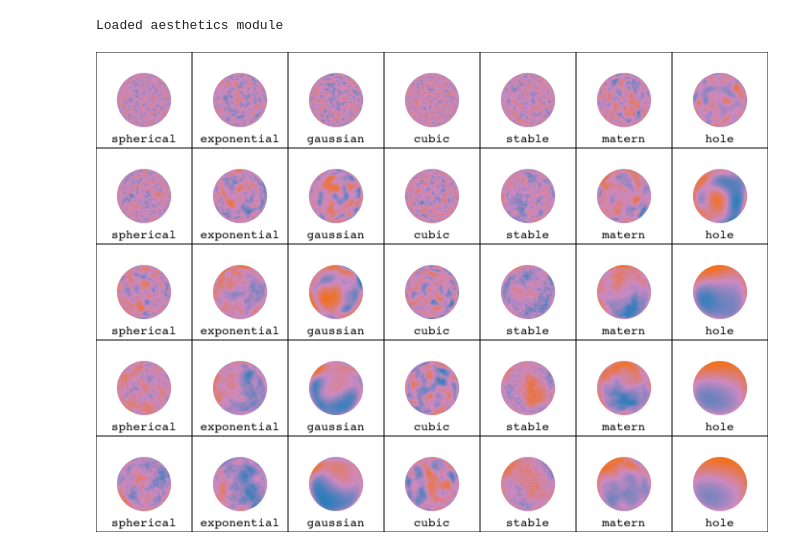
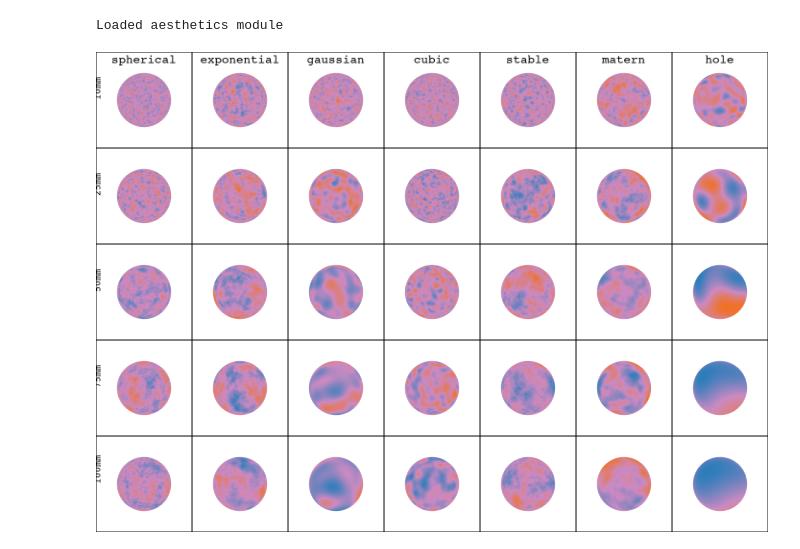
Before and after one commit to yiguzhou/zhou_interpolates, a Jupyter notebook: code/grf_galore.ipynb, the cells around one changed output. Saved outputs shown, nothing was run; the diff lists cells and outputs as text; code cells hidden in the pictures.

```diff
--- a/code/grf_galore.ipynb
+++ b/code/grf_galore.ipynb
@@ -25,34 +25,46 @@ sphere_mesh = joblib.load(projdir + '/data/fsLR-4k_sphere_grf.pkl')
 # %%
 import copy
 from interpmodules import helpers
+import pandas as pd
 import pyvista as pv
-
+import random
 
 ranges=[10, 25, 50, 75, 100]
 
 pl = pv.Plotter(shape = (len(ranges), len(gstools_mdls)), window_size = (len(gstools_mdls)*200, len(ranges)*200))
+
+Instances = {}
 
 for ri,ran in enumerate(ranges):
 
     instances = {}
 
     for mi, model in enumerate(gstools_mdls):
 
         l = helpers._convert_to_length(ran)
 
         mdl = gstools_mdls[model](dim = 3, len_scale=l, var=1.0)
         srf = gs.SRF(mdl)
-        random_map = srf.mesh(sphere_mesh, points='points', seed=321)
+
+        random.seed(321)
+        seed = random.randint(0,100000)
+        random_map = srf.mesh(sphere_mesh, points='points', seed=seed)
 
         instances[model] = random_map
 
         pl.subplot(ri,mi)
+        if ri==0:
+            pl.add_text(model, position="upper_edge", font = 'courier', font_size=10)
+        if mi==0:
+            pl.add_text(f"{str(ran)}mm", position="left_edge", font = 'courier', orientation = 90, font_size=8)
         tmp_mesh = copy.deepcopy(sphere_mesh)
         pl.add_mesh(tmp_mesh, scalars=instances[model], cmap = bpr, **mesh_aes)
-        pl.add_text(model, position="lower_edge", font = 'courier', font_size=10)
+
         pl.camera_position='yz'
 
+    Instances[ran] = pd.DataFrame(instances)
+
 pl.show(jupyter_backend='static')
 # %% [output]
-[figure, old version]
+[figure, new version]
 # %%
```
Also changed, not shown: parts of 29 cells of this notebook, 11 other files.
